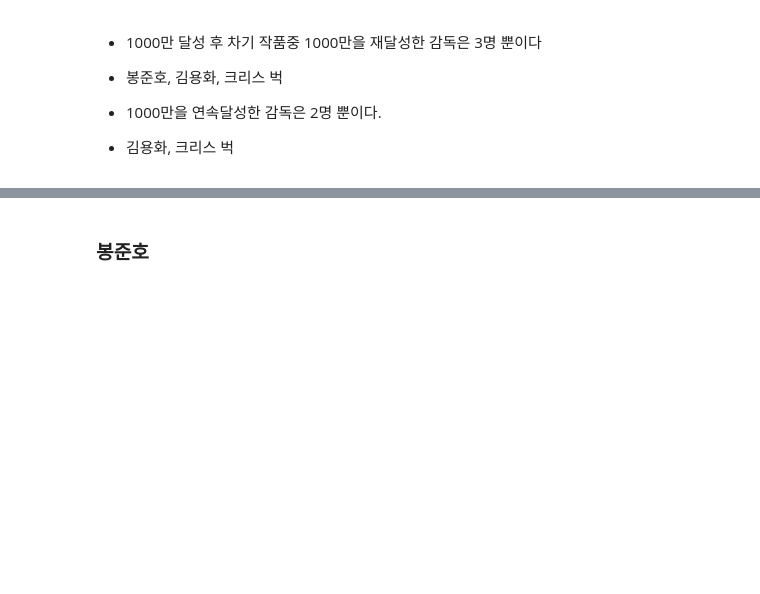
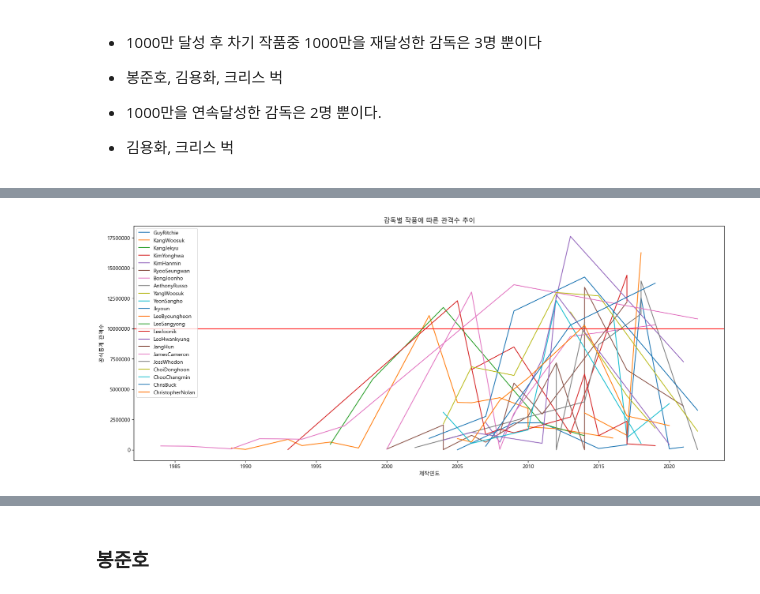
Before and after one commit to zarnits/10M_Movie, a Jupyter notebook: analysis/7__10Mdir__tak.ipynb, the cells around one changed output, grey strips where cells are left out. Drawn from its saved outputs; the diff is of its cells as text; code cells hidden in the pictures; blank space fills up the shorter version.

```diff
--- a/analysis/7__10Mdir__tak.ipynb
+++ b/analysis/7__10Mdir__tak.ipynb
@@ -709,0 +754,14 @@ Text(0.5, 1.0, '감독별 작품에 따른 관객수 추이')
+# %%
+plt.figure(figsize = (20, 8))
+for i, director in enumerate(dir_list):
+    plt.plot(final_list[i]["제작연도"], final_list[i]["공식통계 관객수"], label=director)
+plt.xlabel("제작연도")
+plt.ylabel("공식통계 관객수")
+plt.xticks(range(1985, 2025, 5))
+plt.axhline(y=10000000, color="r")
+plt.ticklabel_format(axis="y", style="plain")
+plt.title("감독별 작품에 따른 관객수 추이")
+plt.legend()
+plt.show()
+# %% [output]
+[figure, added]
```
Also changed, not shown: parts of 19 cells of this notebook.
